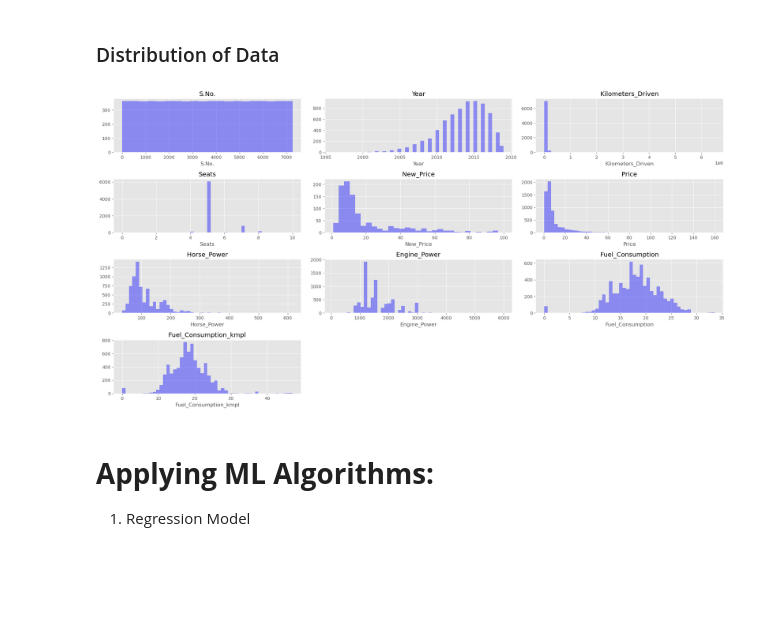
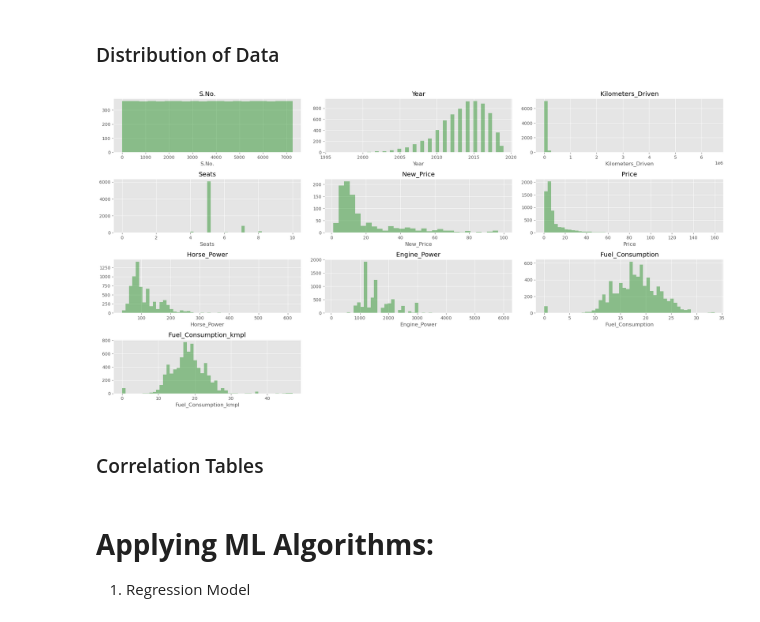
Before and after one commit to RasimBa/Used_Cars_Kaggle, a Jupyter notebook: Used_Cars_Kaggle.ipynb, the cells around one changed output. Saved outputs shown, nothing was run; the diff lists cells and outputs as text; code cells hidden in the pictures; blank space fills up the shorter version.

```diff
--- a/Used_Cars_Kaggle.ipynb
+++ b/Used_Cars_Kaggle.ipynb
@@ -290,17 +289,19 @@ for i, variable in enumerate(numeric_columns):
 # %%
 plt.style.use('ggplot')
 #select all quantitative columns for checking the spread
 numeric_columns = used_cars.select_dtypes(include=np.number).columns.tolist()
 plt.figure(figsize=(20,25))
 
 for i, variable in enumerate(numeric_columns):
                      plt.subplot(10,3,i+1)
 
-                     sns.distplot(used_cars[variable],kde=False,color='blue')
+                     sns.distplot(used_cars[variable],kde=False,color='green')
                      plt.tight_layout()
                      plt.title(variable)
 # %% [output]
-[figure, old version]
+[figure, new version]
+# %% [markdown]
+### Correlation Tables
 # %% [markdown]
 # **Applying ML Algorithms:**
 1. Regression Model
```
Also changed, not shown: parts of 20 cells of this notebook, 1 other file.
